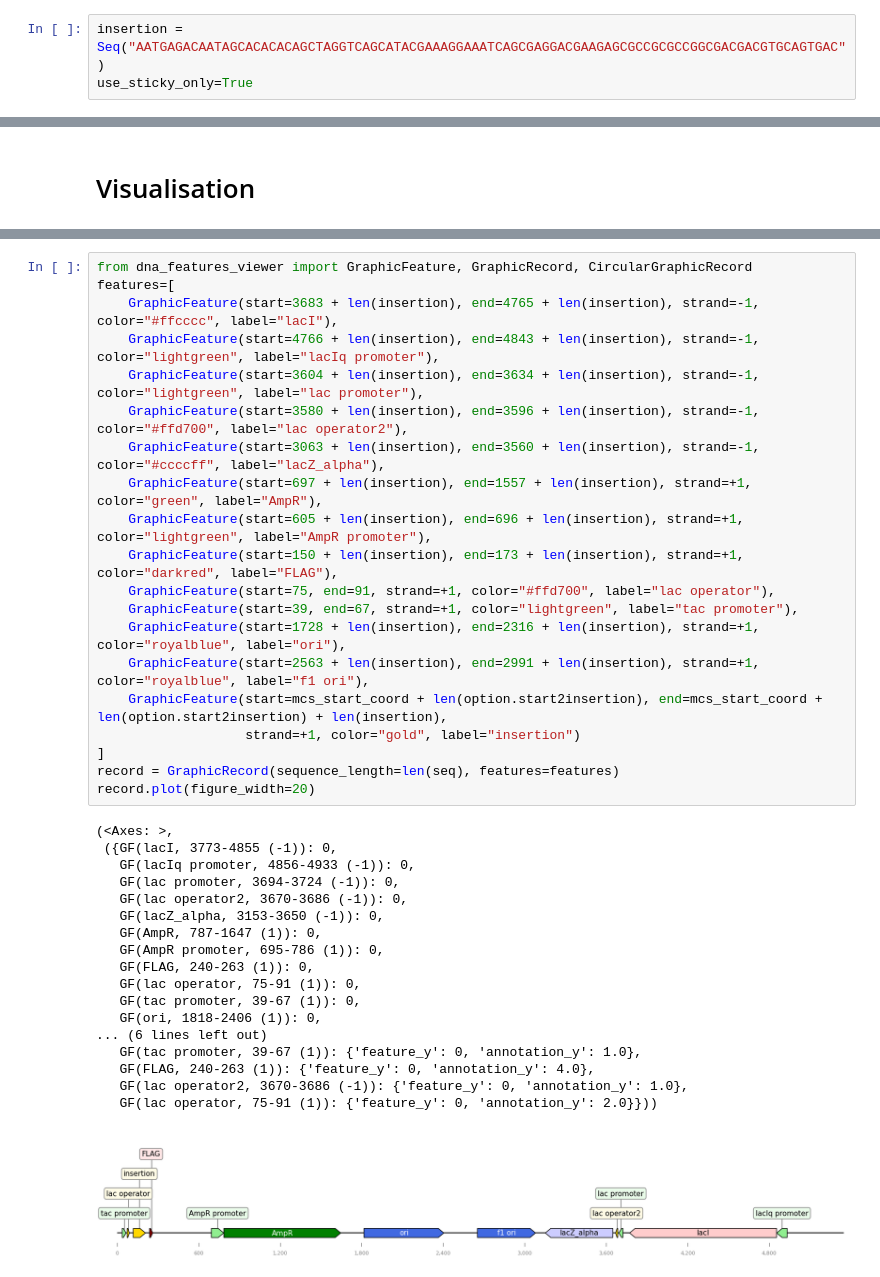
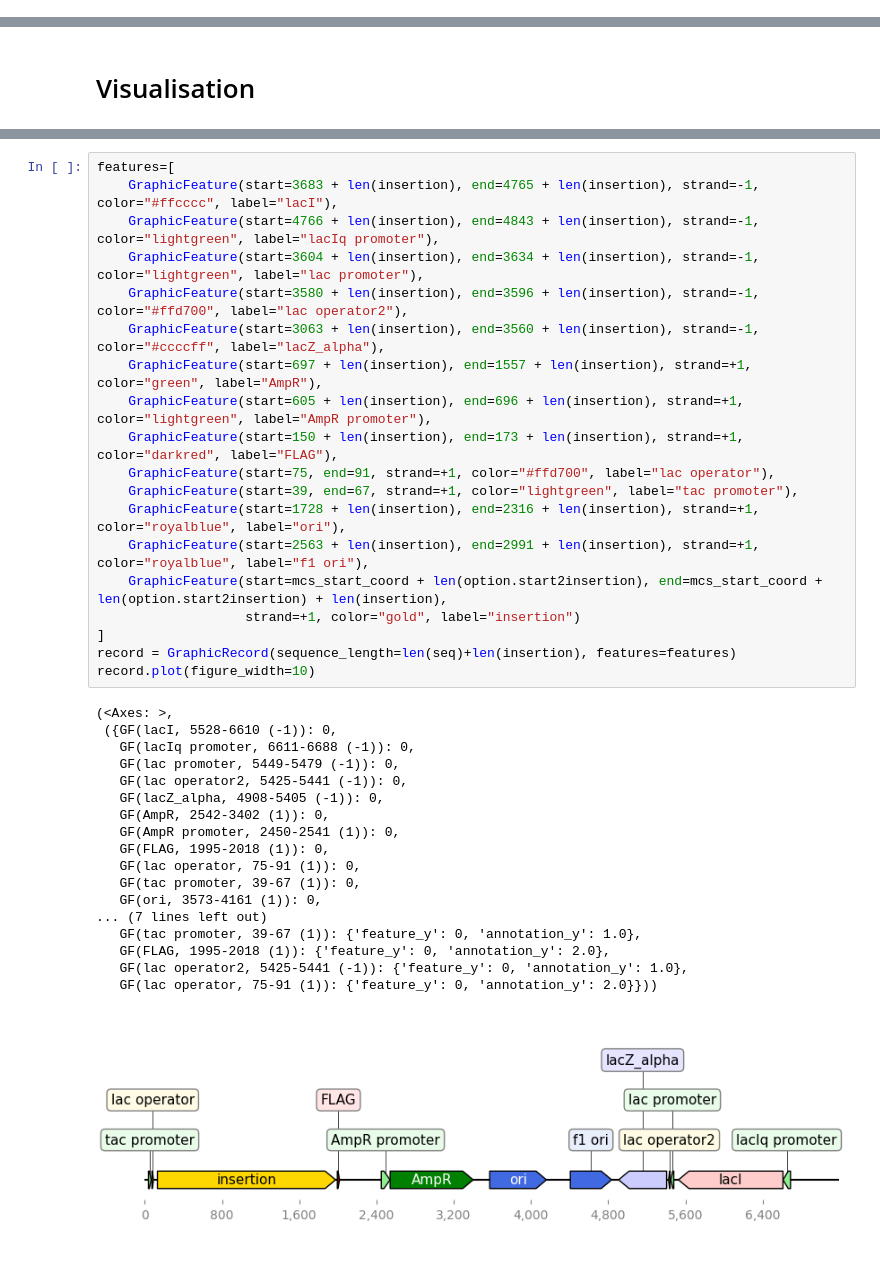
Before and after one commit to NBoyeva/pFLAG-CTC, a Jupyter notebook: final.ipynb, the cells around one changed output, grey strips where cells are left out. Cells and saved outputs as stored; diff of their text form.

```diff
--- a/final.ipynb
+++ b/final.ipynb
@@ -34,6 +39,3 @@ padding = {
     SalI: [1, 2, 3, 4, 5]
 }
 padding_seq = Seq("GATCA")
-# %%
-insertion = Seq("AATGAGACAATAGCACACACAGCTAGGTCAGCATACGAAAGGAAATCAGCGAGGACGAAGAGCGCCGCGCCGGCGACGACGTGCAGTGAC")
-use_sticky_only=True
@@ -352,39 +349,38 @@ plt.show()
 # %%
-from dna_features_viewer import GraphicFeature, GraphicRecord, CircularGraphicRecord
 features=[
     GraphicFeature(start=3683 + len(insertion), end=4765 + len(insertion), strand=-1, color="#ffcccc", label="lacI"),
     GraphicFeature(start=4766 + len(insertion), end=4843 + len(insertion), strand=-1, color="lightgreen", label="lacIq promoter"),
     GraphicFeature(start=3604 + len(insertion), end=3634 + len(insertion), strand=-1, color="lightgreen", label="lac promoter"),
     GraphicFeature(start=3580 + len(insertion), end=3596 + len(insertion), strand=-1, color="#ffd700", label="lac operator2"),
     GraphicFeature(start=3063 + len(insertion), end=3560 + len(insertion), strand=-1, color="#ccccff", label="lacZ_alpha"),
     GraphicFeature(start=697 + len(insertion), end=1557 + len(insertion), strand=+1, color="green", label="AmpR"),
     GraphicFeature(start=605 + len(insertion), end=696 + len(insertion), strand=+1, color="lightgreen", label="AmpR promoter"),
     GraphicFeature(start=150 + len(insertion), end=173 + len(insertion), strand=+1, color="darkred", label="FLAG"),
     GraphicFeature(start=75, end=91, strand=+1, color="#ffd700", label="lac operator"),
     GraphicFeature(start=39, end=67, strand=+1, color="lightgreen", label="tac promoter"),
     GraphicFeature(start=1728 + len(insertion), end=2316 + len(insertion), strand=+1, color="royalblue", label="ori"),
     GraphicFeature(start=2563 + len(insertion), end=2991 + len(insertion), strand=+1, color="royalblue", label="f1 ori"),
     GraphicFeature(start=mcs_start_coord + len(option.start2insertion), end=mcs_start_coord + len(option.start2insertion) + len(insertion),
                    strand=+1, color="gold", label="insertion")
 ]
-record = GraphicRecord(sequence_length=len(seq), features=features)
-record.plot(figure_width=20)
+record = GraphicRecord(sequence_length=len(seq)+len(insertion), features=features)
+record.plot(figure_width=10)
 # %% [output]
 (<Axes: >,
- ({GF(lacI, 3773-4855 (-1)): 0,
-   GF(lacIq promoter, 4856-4933 (-1)): 0,
-   GF(lac promoter, 3694-3724 (-1)): 0,
-   GF(lac operator2, 3670-3686 (-1)): 0,
-   GF(lacZ_alpha, 3153-3650 (-1)): 0,
-   GF(AmpR, 787-1647 (1)): 0,
-   GF(AmpR promoter, 695-786 (1)): 0,
-   GF(FLAG, 240-263 (1)): 0,
+ ({GF(lacI, 5528-6610 (-1)): 0,
+   GF(lacIq promoter, 6611-6688 (-1)): 0,
+   GF(lac promoter, 5449-5479 (-1)): 0,
+   GF(lac operator2, 5425-5441 (-1)): 0,
+   GF(lacZ_alpha, 4908-5405 (-1)): 0,
+   GF(AmpR, 2542-3402 (1)): 0,
+   GF(AmpR promoter, 2450-2541 (1)): 0,
+   GF(FLAG, 1995-2018 (1)): 0,
    GF(lac operator, 75-91 (1)): 0,
    GF(tac promoter, 39-67 (1)): 0,
-   GF(ori, 1818-2406 (1)): 0,
-... (6 lines left out)
+   GF(ori, 3573-4161 (1)): 0,
+... (7 lines left out)
    GF(tac promoter, 39-67 (1)): {'feature_y': 0, 'annotation_y': 1.0},
-   GF(FLAG, 240-263 (1)): {'feature_y': 0, 'annotation_y': 4.0},
-   GF(lac operator2, 3670-3686 (-1)): {'feature_y': 0, 'annotation_y': 1.0},
+   GF(FLAG, 1995-2018 (1)): {'feature_y': 0, 'annotation_y': 2.0},
+   GF(lac operator2, 5425-5441 (-1)): {'feature_y': 0, 'annotation_y': 1.0},
    GF(lac operator, 75-91 (1)): {'feature_y': 0, 'annotation_y': 2.0}}))
-[figure, old version]
+[figure, new version]
```
Also changed, not shown: parts of 31 cells of this notebook.
